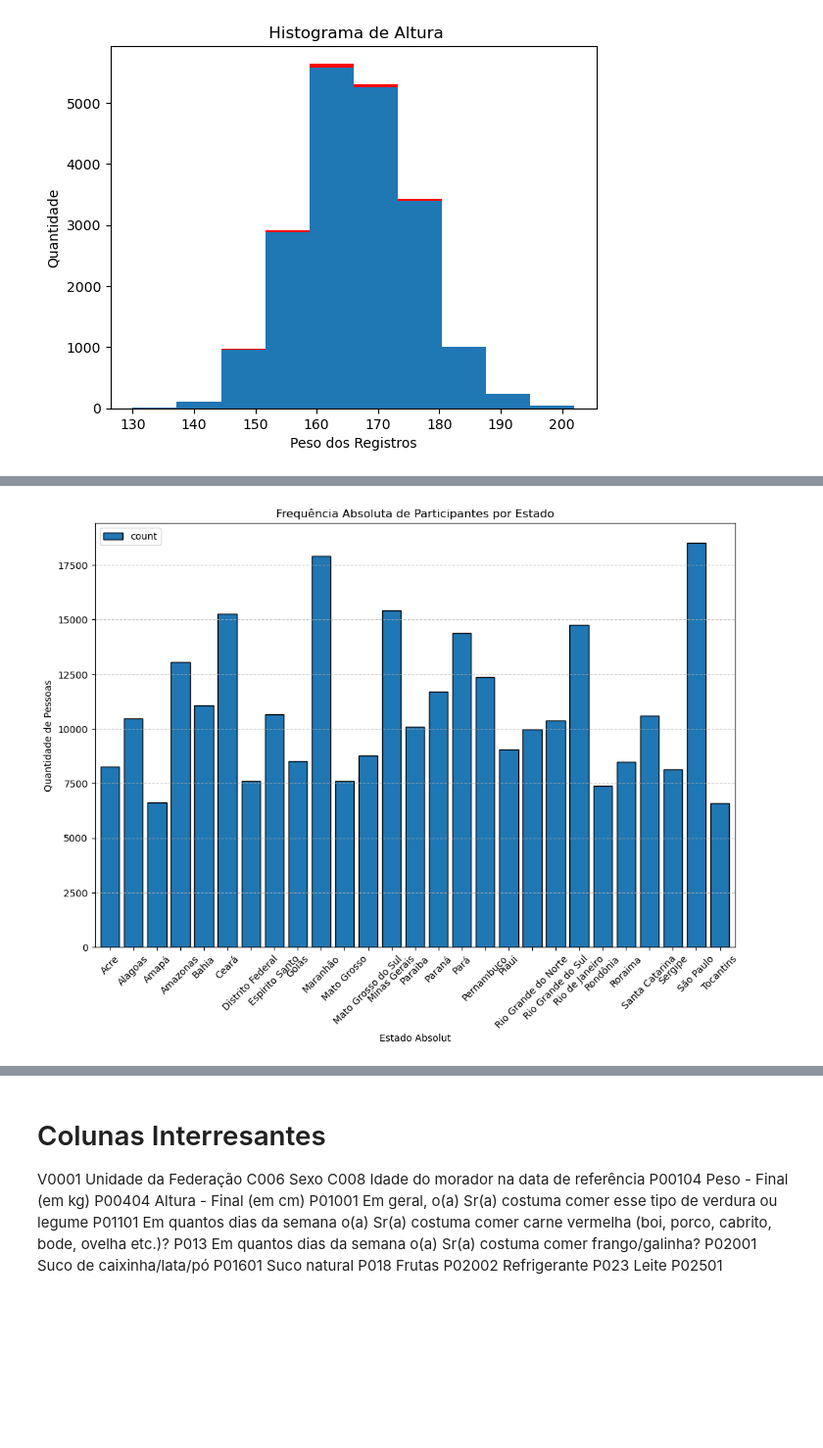
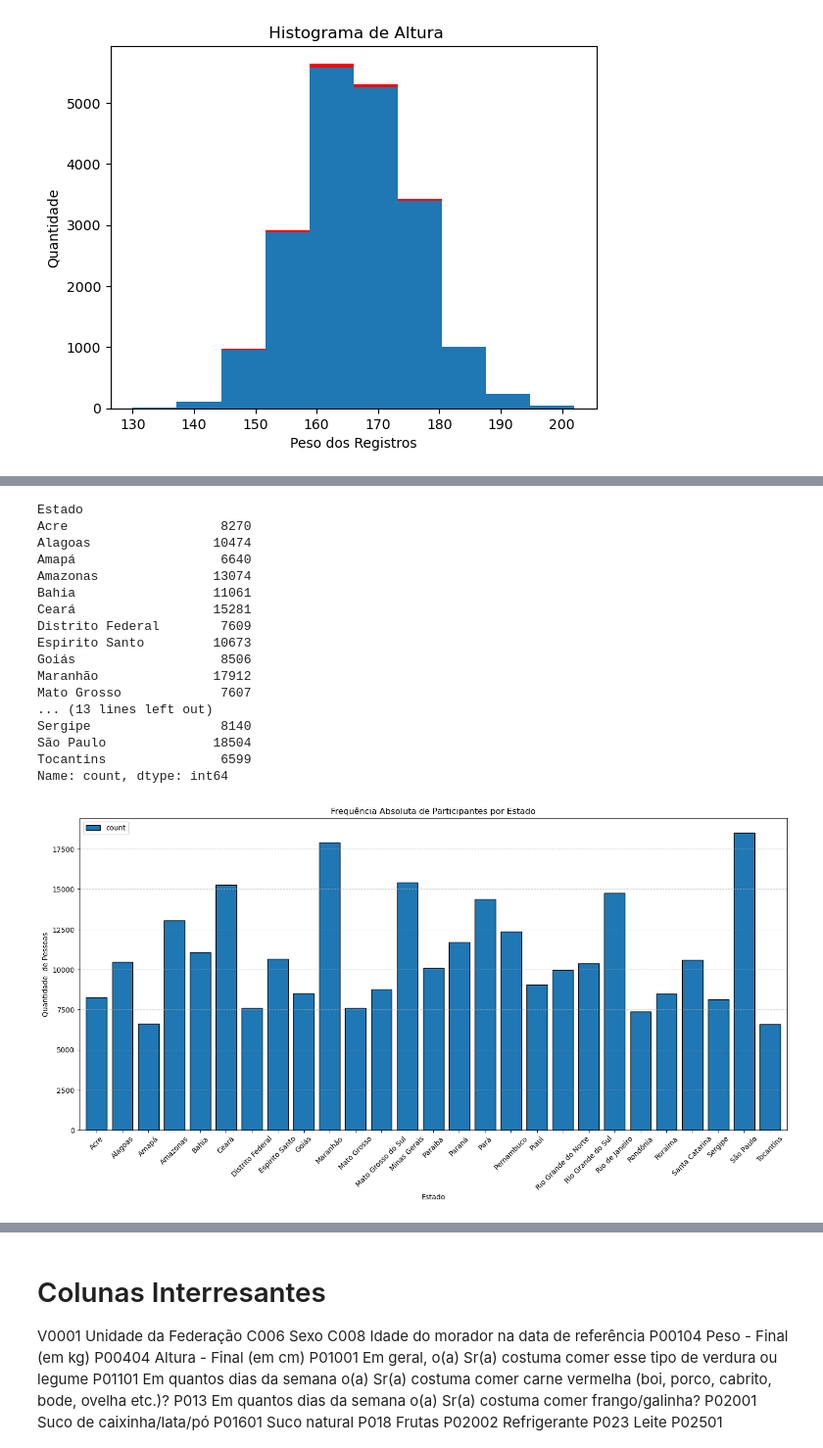
Before and after one commit to ThiagoVenturim/PNS2019_nutrition_toc, a Jupyter notebook: src/ETL.ipynb, the cells around one changed output, grey strips where cells are left out. Shown at 98% size. Saved outputs shown, nothing was run; the diff lists cells and outputs as text; code cells hidden in the pictures; blank space fills up the shorter version.

```diff
--- a/src/ETL.ipynb
+++ b/src/ETL.ipynb
@@ -175,13 +193,31 @@ plt.show()
 # %%
 contagem_geral_estado = df['Estado'].value_counts().sort_index()
-contagem_geral_estado.plot(kind ='bar', edgecolor='black', figsize=(12, 8), width=0.8,)
+print(contagem_geral_estado)
+contagem_geral_estado.plot(kind ='bar', edgecolor='black', figsize=(18, 8), width=0.8,)
 plt.title('Frequência Absoluta de Participantes por Estado')
-plt.xlabel('Estado Absolut')
-plt.ylabel('Quantidade de Pessoas')
+plt.xlabel('Estado')
+plt.ylabel('Quantidade  de Pessoas')
 plt.legend()
 plt.xticks(rotation=45)
 plt.grid(axis='y', linestyle='--', alpha=0.7)
 plt.show()
 # %% [output]
+Estado
+Acre                    8270
+Alagoas                10474
+Amapá                   6640
+Amazonas               13074
+Bahia                  11061
+Ceará                  15281
+Distrito Federal        7609
+Espirito Santo         10673
+Goiás                   8506
+Maranhão               17912
+Mato Grosso             7607
+... (13 lines left out)
+Sergipe                 8140
+São Paulo              18504
+Tocantins               6599
+Name: count, dtype: int64
-[figure, old version]
+[figure, new version]
 # %%
```
Also changed, not shown: parts of 5 cells of this notebook.
